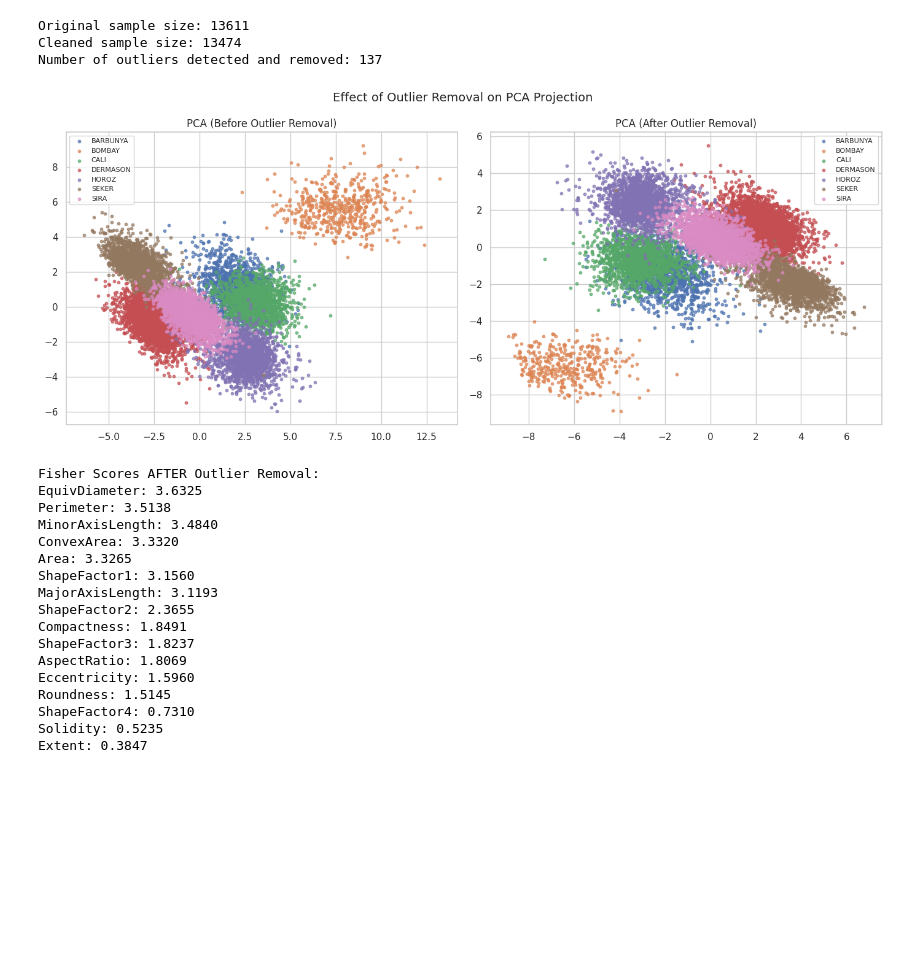
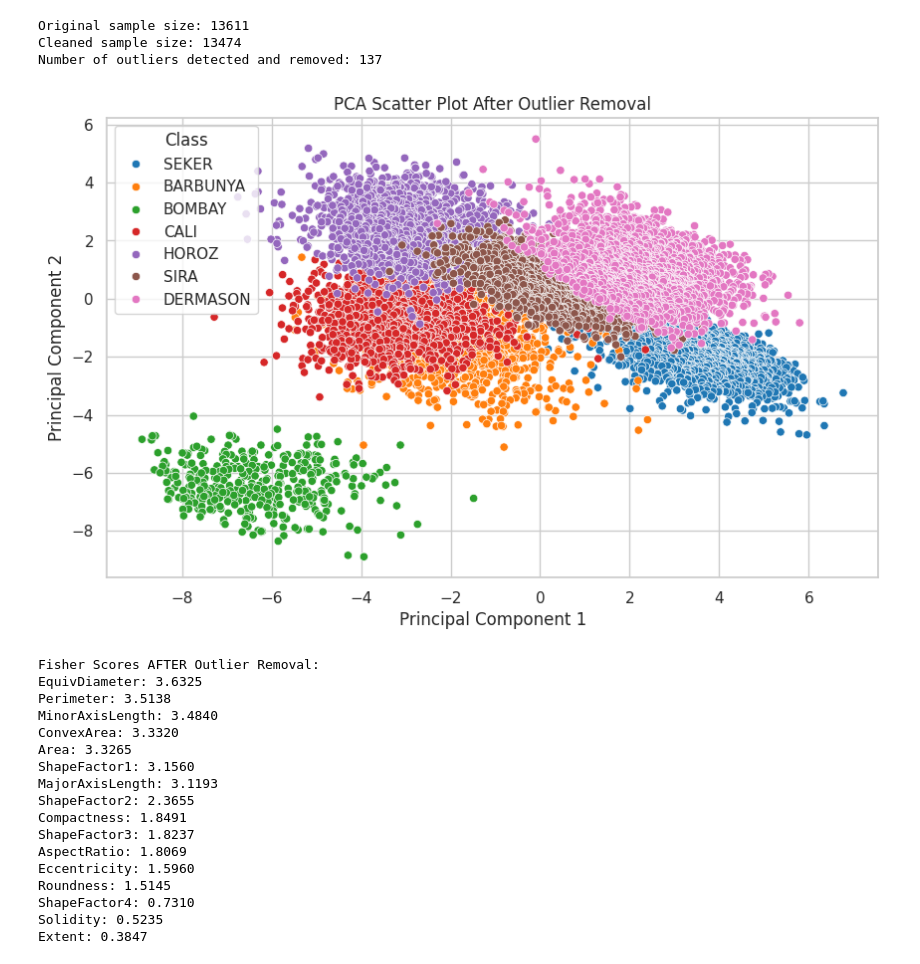
Before and after one commit to ebylmz/gtu-cse, a Jupyter notebook: cse555-statistical-data-analysis/final-project/Final_Project_254201001054_Yilmaz_Emirkan_Burak_notebook.ipynb, the cells around one changed output. Saved outputs shown, nothing was run; the diff lists cells and outputs as text; code cells hidden in the pictures; blank space fills up the shorter version.

Commit message:
add statistics final project

```diff
--- a/cse555-statistical-data-analysis/final-project/cse555_final_project.ipynb
+++ b/cse555-statistical-data-analysis/final-project/Final_Project_254201001054_Yilmaz_Emirkan_Burak_notebook.ipynb
@@ -463,58 +434,41 @@ plt.show()
 # 7. Outlier Detection and Data Cleaning
 # %%
 from sklearn.ensemble import IsolationForest
+
+# Normalize the features using z-score
+scaler = StandardScaler()
+X_scaled = scaler.fit_transform(X)
 
 # Initialize and fit the Isolation Forest
 iso_forest = IsolationForest(contamination=0.01, random_state=42)
 outlier_preds = iso_forest.fit_predict(X_scaled)
 
-# -1 means outlier, 1 means inlier
+# Outlier mask: -1 indicates outlier, 1 indicates inlier
+outliers = outlier_preds == -1
+inliers = outlier_preds == 1
 mask = outlier_preds != -1
-X_clean = X_scaled[mask]
-y_clean = y[mask]
+X_clean = X_scaled[inliers]
+y_clean = y[inliers]
 
-# Print results
-print(f"Original sample size: {X_scaled.shape[0]}")
+print(f"Original sample size: {X.shape[0]}")
 print(f"Cleaned sample size: {X_clean.shape[0]}")
-print(f"Number of outliers detected and removed: {X_scaled.shape[0] - X_clean.shape[0]}")
+print(f"Number of outliers detected and removed: {X.shape[0] - X_clean.shape[0]}")
 # %% [output]
 Original sample size: 13611
 Cleaned sample size: 13474
 Number of outliers detected and removed: 137
-# %%
-import matplotlib.pyplot as plt
-from sklearn.decomposition import PCA
-
-# Recompute PCA for cleaned data
-pca_clean = PCA(n_components=2)
-X_pca_clean = pca_clean.fit_transform(X_clean)
-
-# Also keep the original PCA if not already stored
-pca_full = PCA(n_components=2)
-X_pca_full = pca_full.fit_transform(X_scaled)
-
-# Create subplots
-fig, axes = plt.subplots(1, 2, figsize=(14, 6))
-
-# BEFORE outlier removal
-for label in np.unique(y):
-    idx = y == label
-    axes[0].scatter(X_pca_full[idx, 0], X_pca_full[idx, 1], label=label, s=10, alpha=0.7)
-axes[0].set_title("PCA (Before Outlier Removal)")
-axes[0].legend(fontsize=8)
-
-# AFTER outlier removal
-for label in np.unique(y_clean):
-    idx = y_clean == label
-    axes[1].scatter(X_pca_clean[idx, 0], X_pca_clean[idx, 1], label=label, s=10, alpha=0.7)
-axes[1].set_title("PCA (After Outlier Removal)")
-axes[1].legend(fontsize=8)
-
-plt.suptitle("Effect of Outlier Removal on PCA Projection", fontsize=14)
-plt.tight_layout()
-plt.show()
-# %% [output]
-[figure, removed]
+# %%
+# Re-run PCA on cleaned data
+X_pca_clean = pca.fit_transform(X_clean)
+
+plt.figure(figsize=(10,6))
+sns.scatterplot(x=X_pca_clean[:,0], y=X_pca_clean[:,1], hue=y_clean, palette='tab10', legend='full')
+plt.title('PCA Scatter Plot After Outlier Removal')
+plt.xlabel('Principal Component 1')
+plt.ylabel('Principal Component 2')
+plt.show()
+# %% [output]
+[figure, added]
 # %%
 X_clean_df = pd.DataFrame(X_clean, columns=X.columns).reset_index(drop=True)
 y_clean_reset = y_clean.reset_index(drop=True)
```
Also changed, not shown: parts of 16 cells of this notebook, 1 other file.
